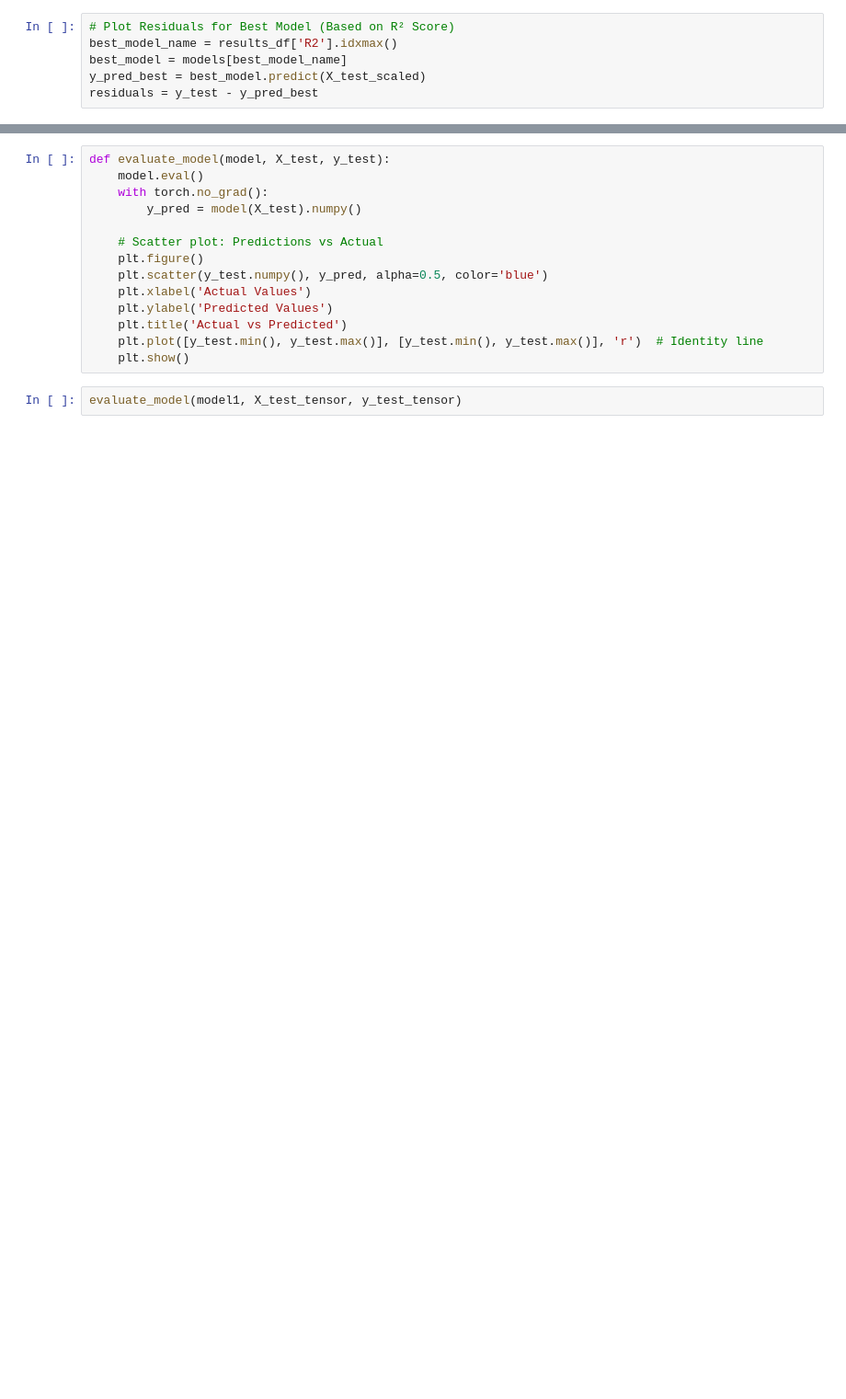
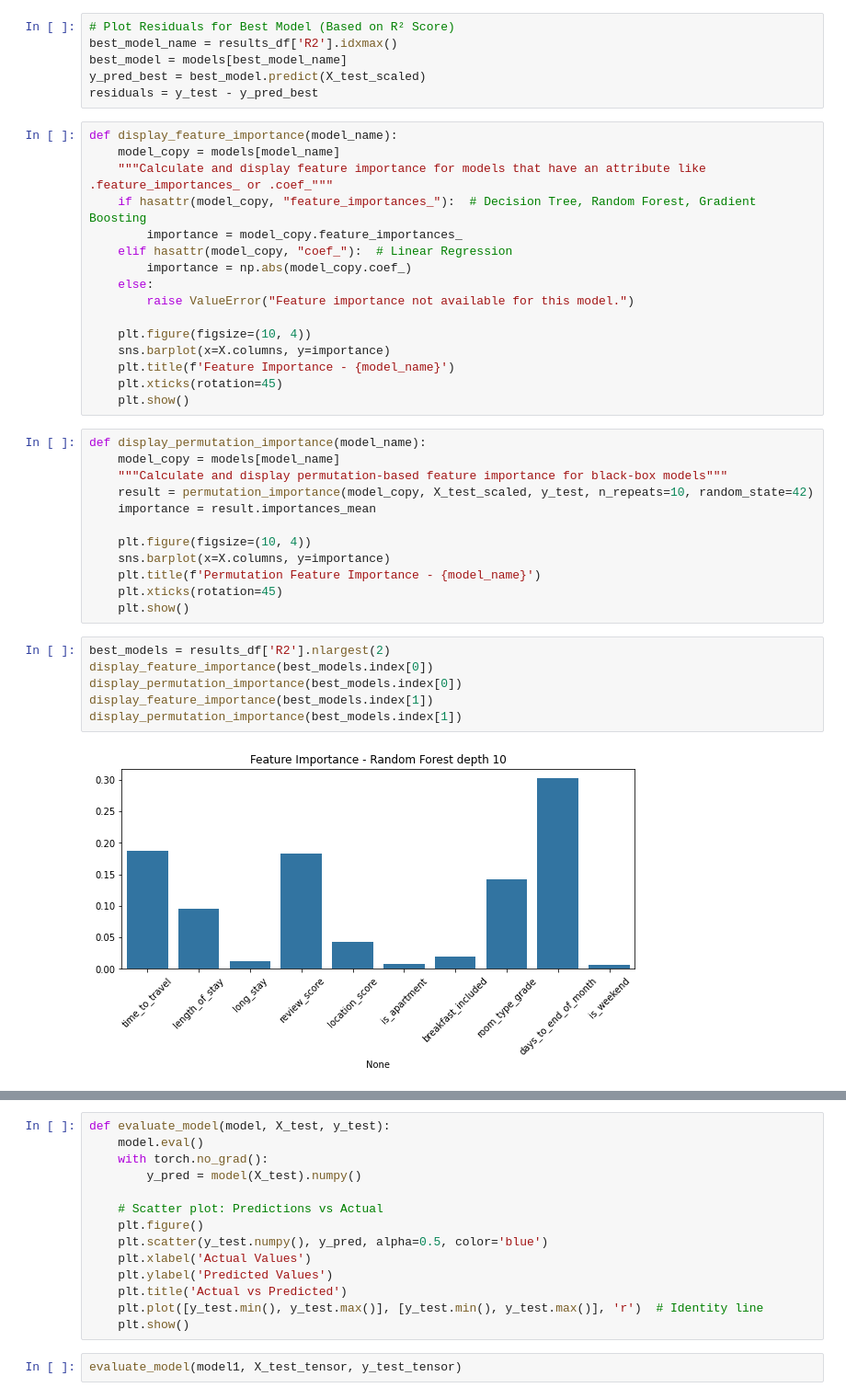
Before and after one commit to yoav0gal/DS-101-Final, a Jupyter notebook: ProjectA/ilai-try.ipynb, the cells around one changed output, grey strips where cells are left out. Shown at 92% size. Saved outputs shown, nothing was run; the diff lists cells and outputs as text; blank space fills up the shorter version.

```diff
--- a/ProjectA/ilai-try.ipynb
+++ b/ProjectA/ilai-try.ipynb
@@ -150,3 +198,39 @@ best_model_name = results_df['R2'].idxmax()
 best_model = models[best_model_name]
 y_pred_best = best_model.predict(X_test_scaled)
 residuals = y_test - y_pred_best
+# %%
+def display_feature_importance(model_name):
+    model_copy = models[model_name]
+    """Calculate and display feature importance for models that have an attribute like .feature_importances_ or .coef_"""
+    if hasattr(model_copy, "feature_importances_"):  # Decision Tree, Random Forest, Gradient Boosting
+        importance = model_copy.feature_importances_
+    elif hasattr(model_copy, "coef_"):  # Linear Regression
+        importance = np.abs(model_copy.coef_)
+    else:
+        raise ValueError("Feature importance not available for this model.")
+
+    plt.figure(figsize=(10, 4))
+    sns.barplot(x=X.columns, y=importance)
+    plt.title(f'Feature Importance - {model_name}')
+    plt.xticks(rotation=45)
+    plt.show()
+# %%
+def display_permutation_importance(model_name):
+    model_copy = models[model_name]
+    """Calculate and display permutation-based feature importance for black-box models"""
+    result = permutation_importance(model_copy, X_test_scaled, y_test, n_repeats=10, random_state=42)
+    importance = result.importances_mean
+
+    plt.figure(figsize=(10, 4))
+    sns.barplot(x=X.columns, y=importance)
+    plt.title(f'Permutation Feature Importance - {model_name}')
+    plt.xticks(rotation=45)
+    plt.show()
+# %%
+best_models = results_df['R2'].nlargest(2)
+display_feature_importance(best_models.index[0])
+display_permutation_importance(best_models.index[0])
+display_feature_importance(best_models.index[1])
+display_permutation_importance(best_models.index[1])
+# %% [output]
+[figure, added]
```
Also changed, not shown: parts of 19 cells of this notebook.
